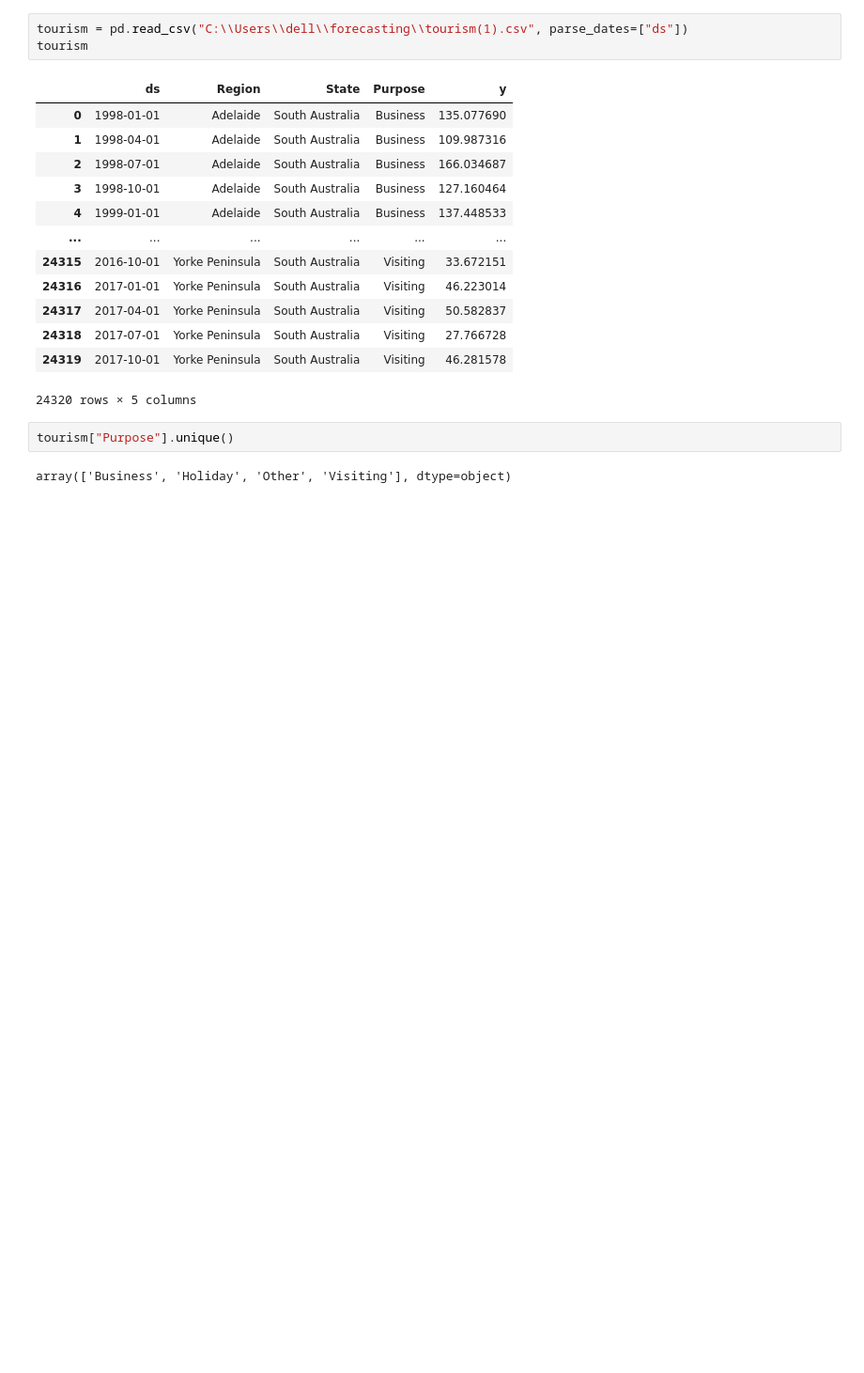
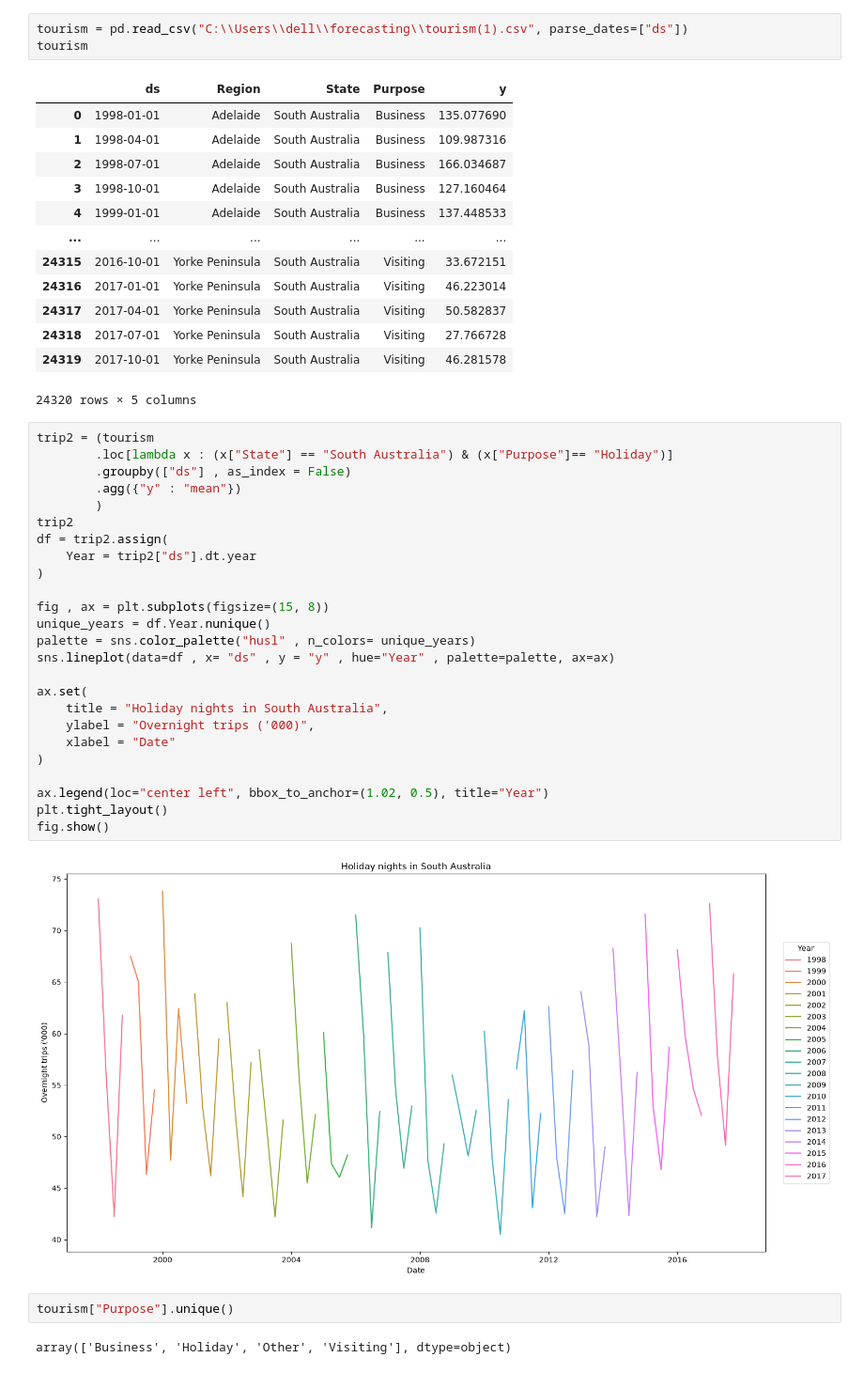
Before and after one commit to Minajamfum/forecasting, a Jupyter notebook: chapter2.ipynb, the cells around one changed output. Shown at 94% size. Cells and saved outputs as stored; diff of their text form; blank space fills up the shorter version.

```diff
--- a/chapter2.ipynb
+++ b/chapter2.ipynb
@@ -341,6 +341,33 @@ tourism
 | 24318 | 2017-07-01 | Yorke Peninsula | South Australia | Visiting | 27.766728 |
 | 24319 | 2017-10-01 | Yorke Peninsula | South Australia | Visiting | 46.281578 |
 24320 rows × 5 columns
+# %%
+trip2 = (tourism
+        .loc[lambda x : (x["State"] == "South Australia") & (x["Purpose"]== "Holiday")]
+        .groupby(["ds"] , as_index = False)
+        .agg({"y" : "mean"})
+        )
+trip2
+df = trip2.assign(
+    Year = trip2["ds"].dt.year
+)
+
+fig , ax = plt.subplots(figsize=(15, 8))
+unique_years = df.Year.nunique()
+palette = sns.color_palette("husl" , n_colors= unique_years)
+sns.lineplot(data=df , x= "ds" , y = "y" , hue="Year" , palette=palette, ax=ax)
+
+ax.set(
+    title = "Holiday nights in South Australia",
+    ylabel = "Overnight trips ('000)",
+    xlabel = "Date"
+)
+
+ax.legend(loc="center left", bbox_to_anchor=(1.02, 0.5), title="Year")
+plt.tight_layout()
+fig.show()
+# %% [output]
+[figure, added]
 # %%
 tourism["Purpose"].unique()
 # %% [output]
```
